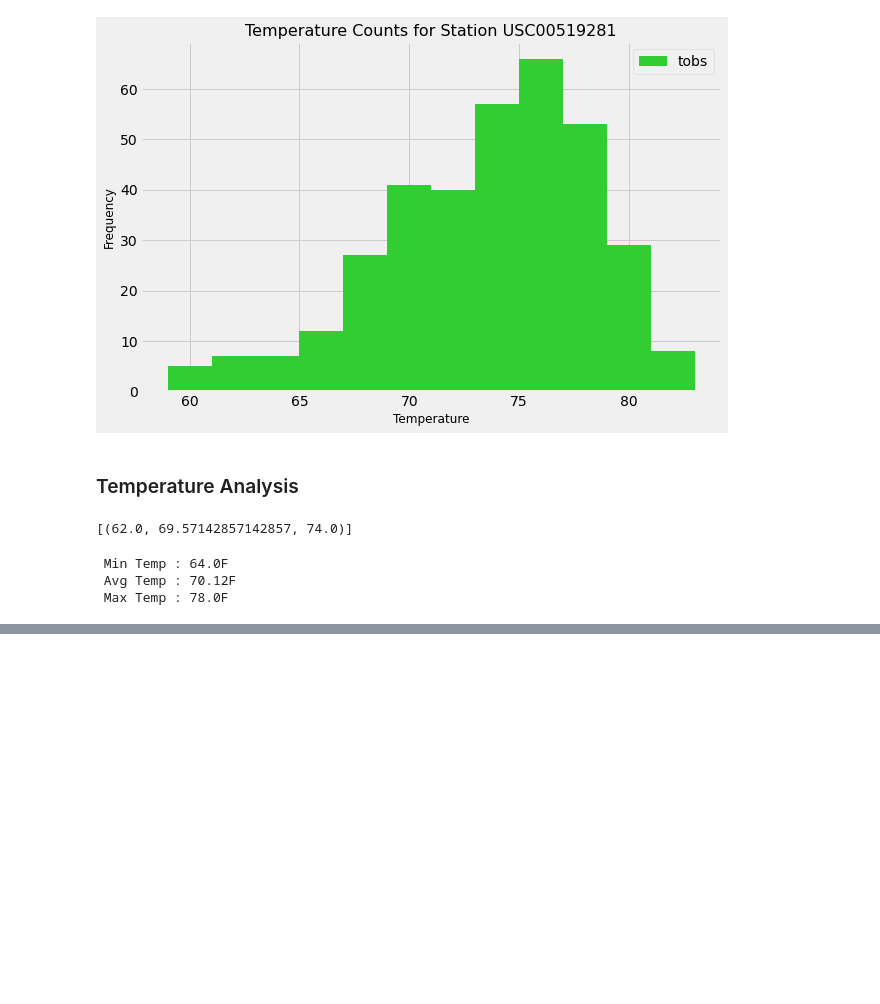
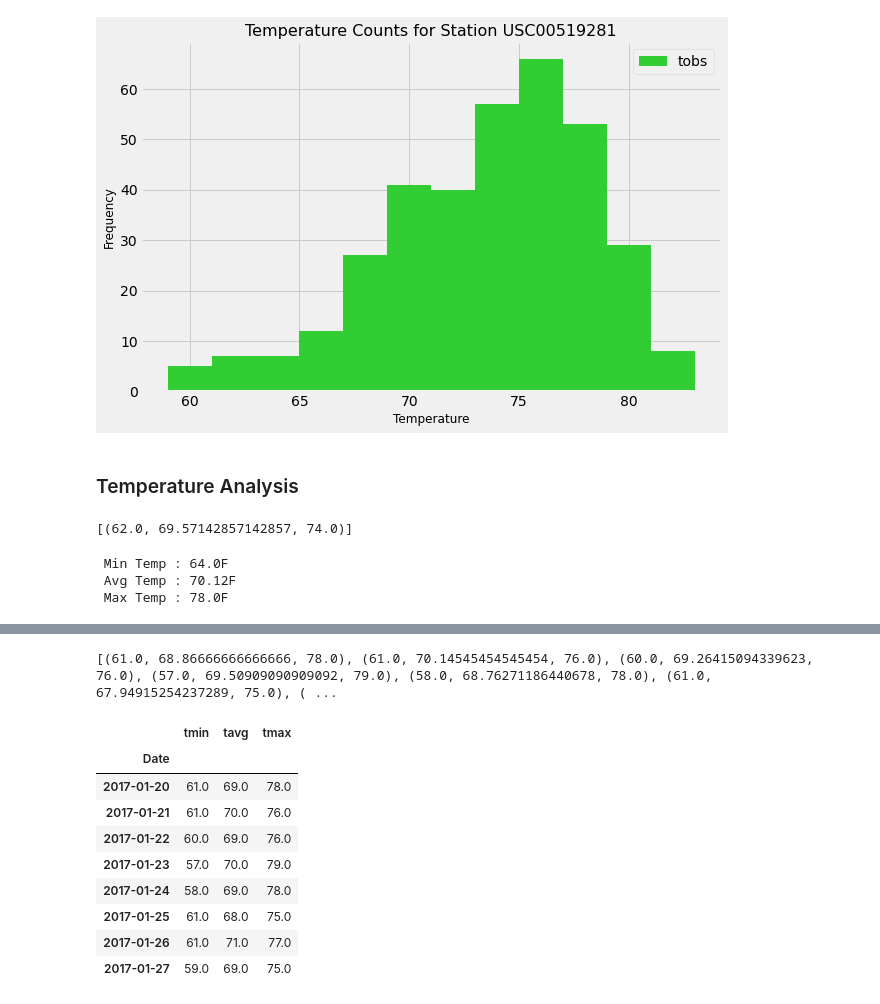
Before and after one commit to leslievazquez/SQL_Alchemy_Challenge, a Jupyter notebook: climate_starter.ipynb, the cells around one changed output, grey strips where cells are left out. Cells and saved outputs as stored; diff of their text form; code cells hidden in the pictures; blank space fills up the shorter version.

```diff
--- a/climate_starter.ipynb
+++ b/climate_starter.ipynb
@@ -236,11 +300,35 @@ daily_normals("01-01")
 # push each tuple of calculations into a list called `normals`
 
 # Set the start and end date of the trip
+trip_start = "2017-01-20"
+trip_end = "2017-01-27"
 
 # Use the start and end date to create a range of dates
+date_range = pd.date_range(trip_start, trip_end)
 
-# Stip off the year and save a list of %m-%d strings
+# Strip off the year and save a list of %m-%d strings
+date_list = [d.strftime("%m-%d") for d in date_range]
 
 # Loop through the list of %m-%d strings and calculate the normals for each date
+daily_normal = [daily_normals(d)[0] for d in date_list]
+print(daily_normal)
+# %% [output]
+[(61.0, 68.86666666666666, 78.0), (61.0, 70.14545454545454, 76.0), (60.0, 69.26415094339623, 76.0), (57.0, 69.50909090909092, 79.0), (58.0, 68.76271186440678, 78.0), (61.0, 67.94915254237289, 75.0), ( ...
 # %%
 # Load the previous query results into a Pandas DataFrame and add the `trip_dates` range as the `date` index
+normal_df = pd.DataFrame(
+    daily_normal, columns=["tmin", "tavg", "tmax"], index=date_range
+)
+normal_df.index.name = "Date"
+normal_df.round()
+# %% [output]
+|  | tmin | tavg | tmax |
+| Date |  |  |  |
+| 2017-01-20 | 61.0 | 69.0 | 78.0 |
+| 2017-01-21 | 61.0 | 70.0 | 76.0 |
+| 2017-01-22 | 60.0 | 69.0 | 76.0 |
+| 2017-01-23 | 57.0 | 70.0 | 79.0 |
+| 2017-01-24 | 58.0 | 69.0 | 78.0 |
+| 2017-01-25 | 61.0 | 68.0 | 75.0 |
+| 2017-01-26 | 61.0 | 71.0 | 77.0 |
+| 2017-01-27 | 59.0 | 69.0 | 75.0 |
```
Also changed, not shown: parts of 17 cells of this notebook.
